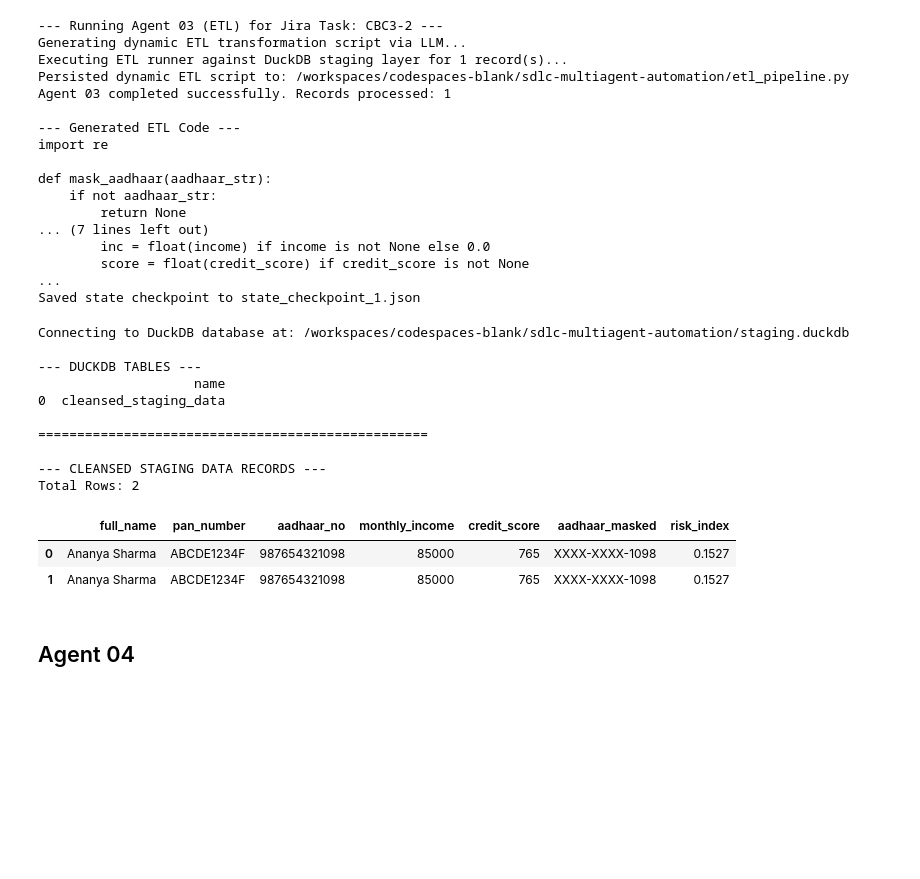
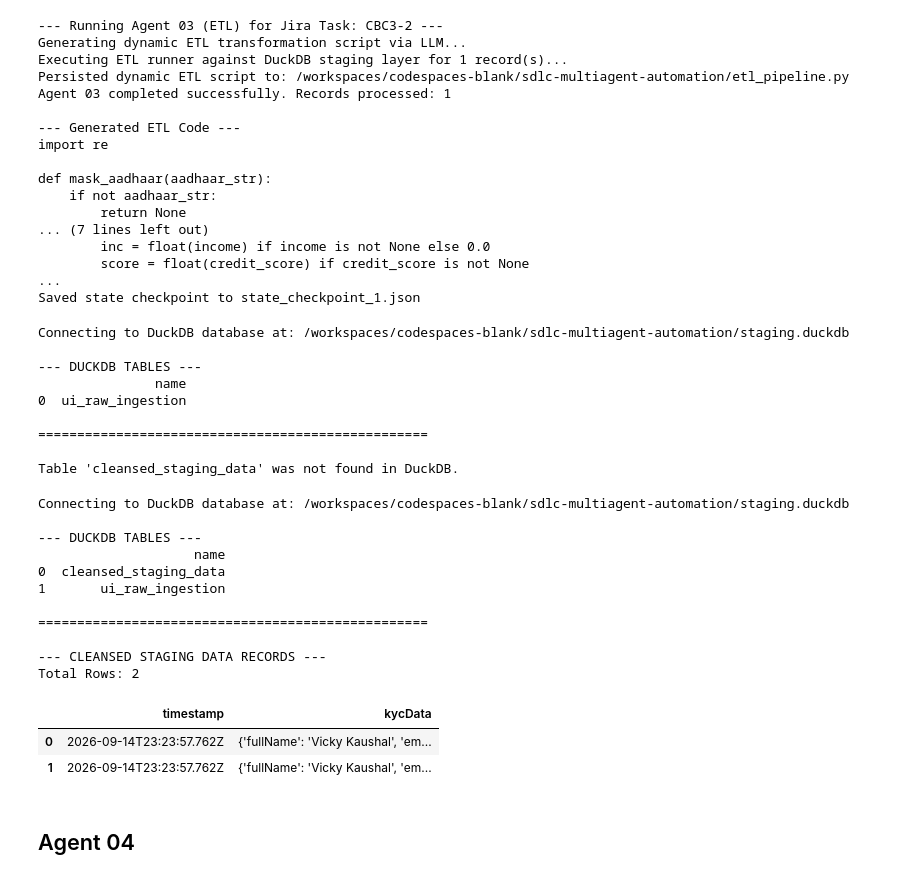
Before and after one commit to shashankwv/agenticai_hackathon, a Jupyter notebook: notebooks/agents_playground.ipynb, the cells around one changed output. Drawn from its saved outputs; the diff is of its cells as text; code cells hidden in the pictures; blank space fills up the shorter version.

Commit message:
Changes to connect UI to ETL through api_bridge.py

```diff
--- a/notebooks/agents_playground.ipynb
+++ b/notebooks/agents_playground.ipynb
@@ -276,7 +276,7 @@ try:
     # 3. Query the cleansed staging table populated by step_03_runner
     if not tables.empty and "cleansed_staging_data" in tables['name'].values:
         print("--- CLEANSED STAGING DATA RECORDS ---")
-        df_results = conn.execute("SELECT * FROM cleansed_staging_data").fetchdf()
+        df_results = conn.execute("SELECT * FROM ui_raw_ingestion").fetchdf()
 
         # Display shape and rows
         print(f"Total Rows: {len(df_results)}\n")
@@ -291,16 +291,67 @@ finally:
 Connecting to DuckDB database at: /workspaces/codespaces-blank/sdlc-multiagent-automation/staging.duckdb
 
 --- DUCKDB TABLES ---
-                    name
-0  cleansed_staging_data
+               name
+0  ui_raw_ingestion
 
 ==================================================
 
---- CLEANSED STAGING DATA RECORDS ---
-Total Rows: 2
+Table 'cleansed_staging_data' was not found in DuckDB.
-|  | full_name | pan_number | aadhaar_no | monthly_income | credit_score | aadhaar_masked | risk_index |
-| 0 | Ananya Sharma | ABCDE1234F | 987654321098 | 85000 | 765 | XXXX-XXXX-1098 | 0.1527 |
-| 1 | Ananya Sharma | ABCDE1234F | 987654321098 | 85000 | 765 | XXXX-XXXX-1098 | 0.1527 |
+# %%
+import os
+import duckdb
+from pathlib import Path
+
+# 1. Resolve path to staging.duckdb in your project root
+project_root = Path.cwd().parent if Path.cwd().name == "notebooks" else Path.cwd()
+db_path = project_root / "staging.duckdb"
+
+print(f"Connecting to DuckDB database at: {db_path.resolve()}\n")
+
+# 2. Connect to local DuckDB file
+conn = duckdb.connect(str(db_path))
+
+try:
+    # List all available tables in DuckDB
+    tables = conn.execute("SHOW TABLES").fetchdf()
+    print("--- DUCKDB TABLES ---")
+    print(tables)
+    print("\n" + "="*50 + "\n")
+
+# 3. Query the cleansed staging table or fallback to raw ingestion
+    if not tables.empty and "cleansed_staging_data" in tables['name'].values:
+        print("--- CLEANSED STAGING DATA RECORDS ---")
+        df_results = conn.execute("SELECT * FROM cleansed_staging_data").fetchdf()
+        print(f"Total Rows: {len(df_results)}\n")
+        display(df_results)
+
+    elif not tables.empty and "ui_raw_ingestion" in tables['name'].values:
+        print("--- RAW INGESTION DATA RECORDS ---")
+        df_results = conn.execute("SELECT * FROM ui_raw_ingestion").fetchdf()
+        print(f"Total Rows: {len(df_results)}\n")
+        display(df_results)
+
+    else:
+        print("Neither 'cleansed_staging_data' nor 'ui_raw_ingestion' were found in DuckDB.")
+
+finally:
+    # Always close connection to release file lock
+    conn.close()
+# %% [output]
+Connecting to DuckDB database at: /workspaces/codespaces-blank/sdlc-multiagent-automation/staging.duckdb
+
+--- DUCKDB TABLES ---
+                    name
+0  cleansed_staging_data
+1       ui_raw_ingestion
+
+==================================================
+
+--- CLEANSED STAGING DATA RECORDS ---
+Total Rows: 2
+|  | timestamp | kycData |
+| 0 | 2026-09-14T23:23:57.762Z | {'fullName': 'Vicky Kaushal', 'em... |
+| 1 | 2026-09-14T23:23:57.762Z | {'fullName': 'Vicky Kaushal', 'em... |
 # %% [markdown]
 ## Agent 04
 # %%
```
Also changed, not shown: parts of 1 cell of this notebook, 12 other files.
